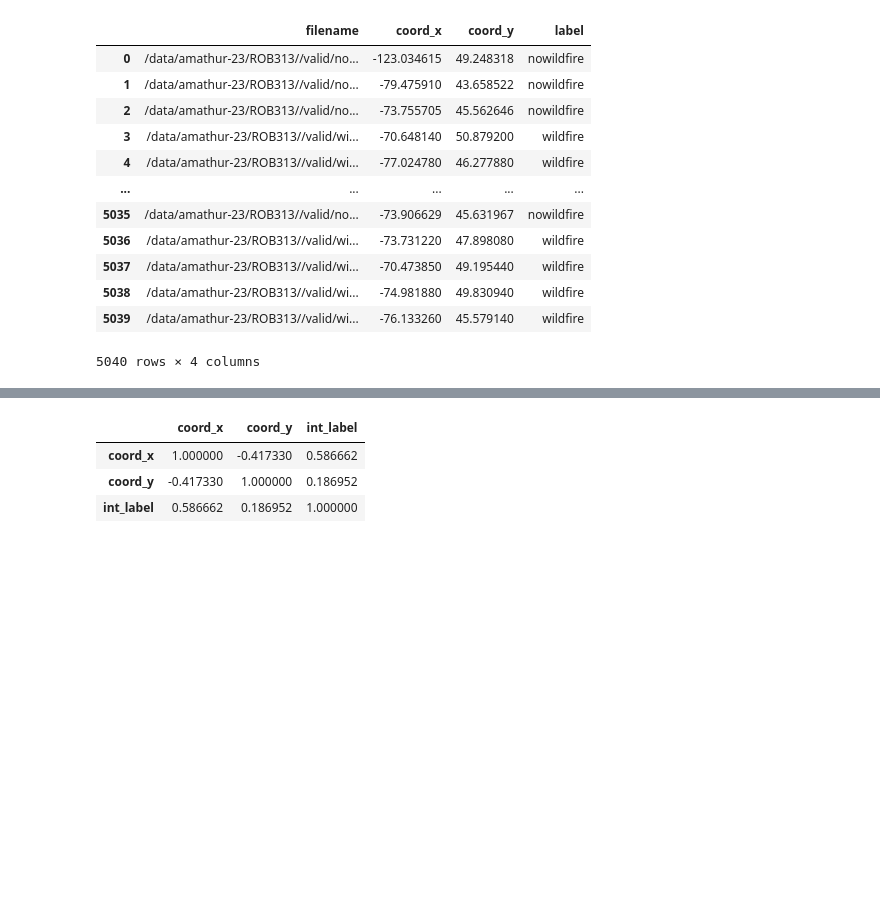
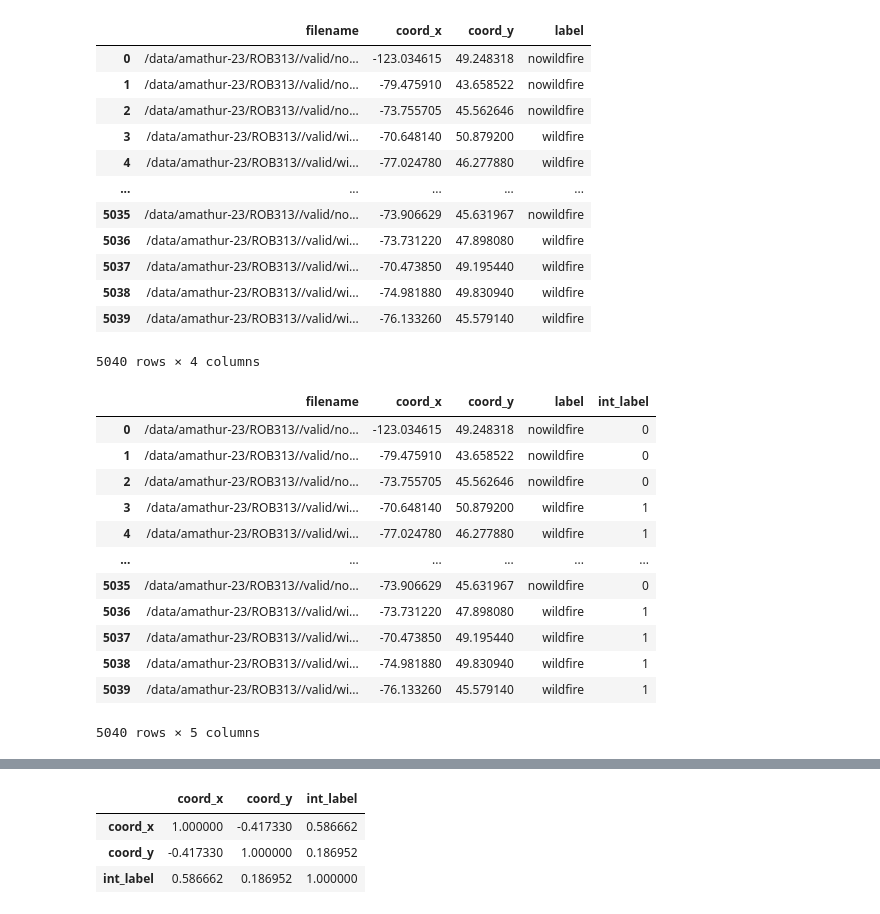
Before and after one commit to abhaydmathur/Wildfire, a Jupyter notebook: src/exploration.ipynb, the cells around one changed output, grey strips where cells are left out. Saved outputs shown, nothing was run; the diff lists cells and outputs as text; code cells hidden in the pictures; blank space fills up the shorter version.

```diff
--- a/src/exploration.ipynb
+++ b/src/exploration.ipynb
@@ -79,3 +79,19 @@ train.meta
 train.meta["int_label"] = [int(x == "wildfire") for x in train.meta["label"]]
 val.meta["int_label"] = [int(x == "wildfire") for x in val.meta["label"]]
 test.meta["int_label"] = [int(x == "wildfire") for x in test.meta["label"]]
+# %%
+train.meta
+# %% [output]
+|  | filename | coord_x | coord_y | label | int_label |
+| 0 | /data/amathur-23/ROB313//valid/no... | -123.034615 | 49.248318 | nowildfire | 0 |
+| 1 | /data/amathur-23/ROB313//valid/no... | -79.475910 | 43.658522 | nowildfire | 0 |
+| 2 | /data/amathur-23/ROB313//valid/no... | -73.755705 | 45.562646 | nowildfire | 0 |
+| 3 | /data/amathur-23/ROB313//valid/wi... | -70.648140 | 50.879200 | wildfire | 1 |
+| 4 | /data/amathur-23/ROB313//valid/wi... | -77.024780 | 46.277880 | wildfire | 1 |
+| ... | ... | ... | ... | ... | ... |
+| 5035 | /data/amathur-23/ROB313//valid/no... | -73.906629 | 45.631967 | nowildfire | 0 |
+| 5036 | /data/amathur-23/ROB313//valid/wi... | -73.731220 | 47.898080 | wildfire | 1 |
+| 5037 | /data/amathur-23/ROB313//valid/wi... | -70.473850 | 49.195440 | wildfire | 1 |
+| 5038 | /data/amathur-23/ROB313//valid/wi... | -74.981880 | 49.830940 | wildfire | 1 |
+| 5039 | /data/amathur-23/ROB313//valid/wi... | -76.133260 | 45.579140 | wildfire | 1 |
+5040 rows × 5 columns
```
Also changed, not shown: parts of 3 cells of this notebook, 6 other files.
